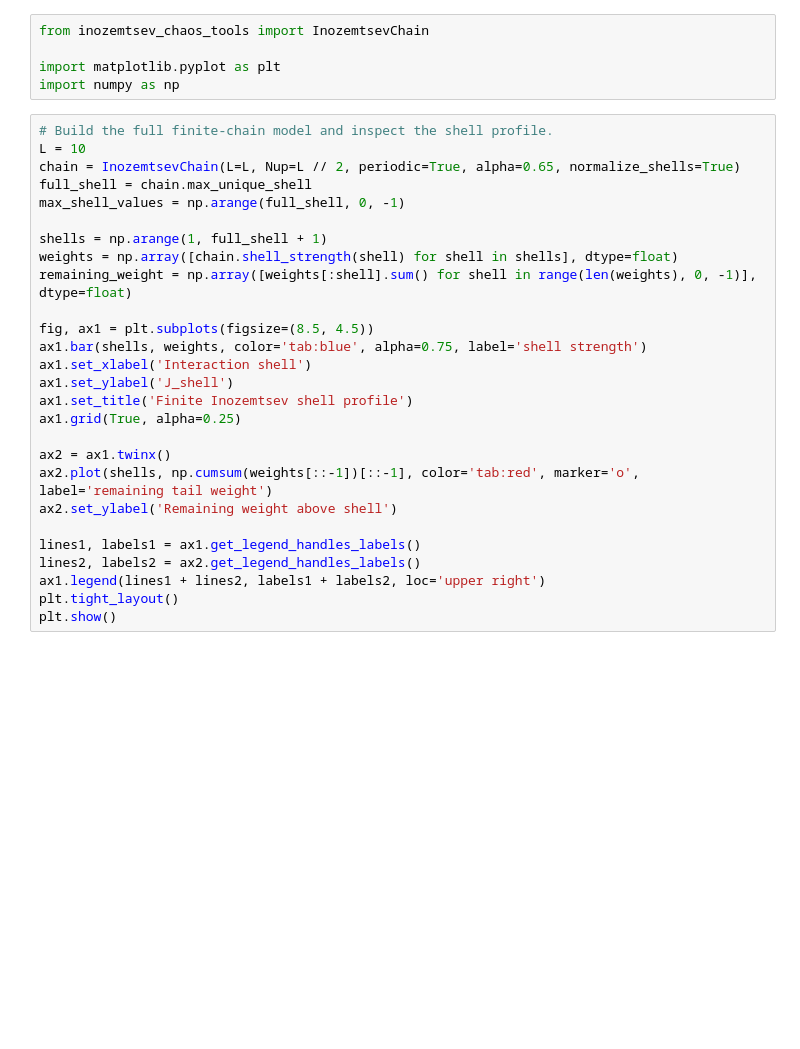
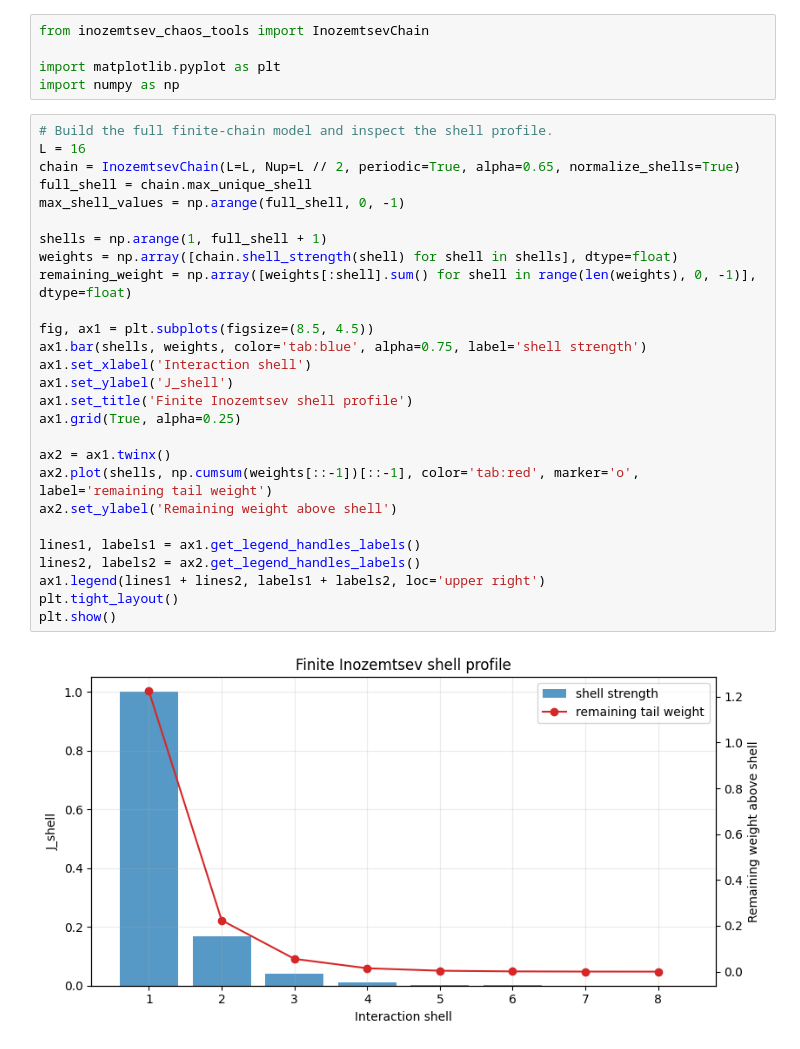
Before and after one commit to Matth3wc/HamiltonTrust_2026_Spin_Chains, a Jupyter notebook: santos_izmir2014_coding_exercises/exercises_inozemtsev_chaos.ipynb, the cells around one changed output. Cells and saved outputs as stored; diff of their text form; blank space fills up the shorter version.

```diff
--- a/santos_izmir2014_coding_exercises/exercises_inozemtsev_chaos.ipynb
+++ b/santos_izmir2014_coding_exercises/exercises_inozemtsev_chaos.ipynb
@@ -19,31 +19,33 @@ import matplotlib.pyplot as plt
 import numpy as np
 # %%
 # Build the full finite-chain model and inspect the shell profile.
-L = 10
+L = 16
 chain = InozemtsevChain(L=L, Nup=L // 2, periodic=True, alpha=0.65, normalize_shells=True)
 full_shell = chain.max_unique_shell
 max_shell_values = np.arange(full_shell, 0, -1)
 
 shells = np.arange(1, full_shell + 1)
 weights = np.array([chain.shell_strength(shell) for shell in shells], dtype=float)
 remaining_weight = np.array([weights[:shell].sum() for shell in range(len(weights), 0, -1)], dtype=float)
 
 fig, ax1 = plt.subplots(figsize=(8.5, 4.5))
 ax1.bar(shells, weights, color='tab:blue', alpha=0.75, label='shell strength')
 ax1.set_xlabel('Interaction shell')
 ax1.set_ylabel('J_shell')
 ax1.set_title('Finite Inozemtsev shell profile')
 ax1.grid(True, alpha=0.25)
 
 ax2 = ax1.twinx()
 ax2.plot(shells, np.cumsum(weights[::-1])[::-1], color='tab:red', marker='o', label='remaining tail weight')
 ax2.set_ylabel('Remaining weight above shell')
 
 lines1, labels1 = ax1.get_legend_handles_labels()
 lines2, labels2 = ax2.get_legend_handles_labels()
 ax1.legend(lines1 + lines2, labels1 + labels2, loc='upper right')
 plt.tight_layout()
 plt.show()
+# %% [output]
+[figure, added]
 # %%
 # Sweep from the full long-range model down to the nearest-neighbour truncation.
 diag = chain.chaos_diagnostics(max_shell_values, block_size=L // 2, momentum_sector=0)
```
Also changed, not shown: parts of 3 cells of this notebook, 2 other files.
